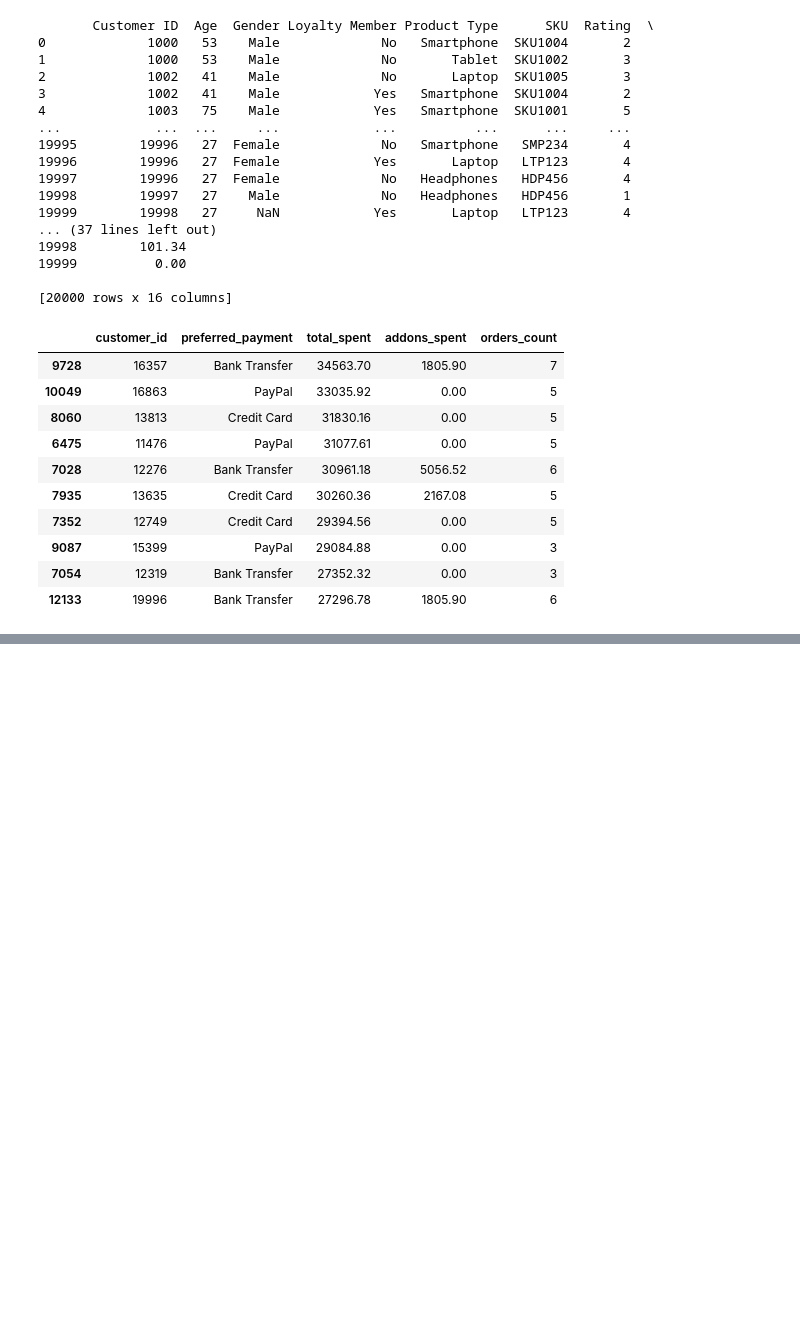
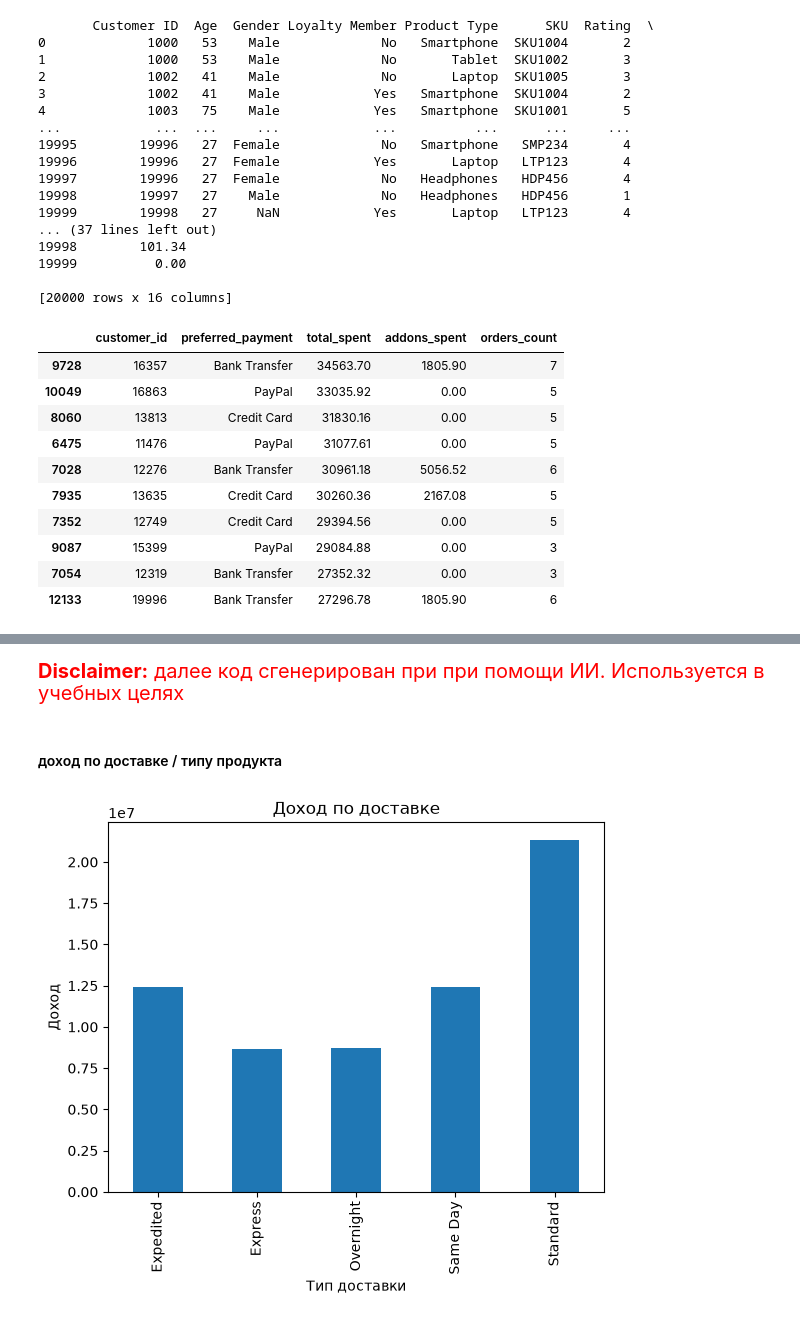
Before and after one commit to annv0r0/Python_1, a Jupyter notebook: hw_3/hw_3.ipynb, the cells around one changed output, grey strips where cells are left out. Cells and saved outputs as stored; diff of their text form; code cells hidden in the pictures; blank space fills up the shorter version.

```diff
--- a/hw_3/hw_3.ipynb
+++ b/hw_3/hw_3.ipynb
@@ -125,0 +256,28 @@ result
+# %%
+import numpy as np
+import matplotlib.pyplot as plt
+
+def clean(inp):
+    df2 = inp.copy()
+
+    # date -> datetime
+    df2['Purchase Date'] = pd.to_datetime(df2['Purchase Date'], errors='coerce')
+
+    # удалить строки с пропусками в важных столбцах
+    df2 = df2.dropna(subset=[
+        'Customer ID',
+        'Purchase Date',
+        'Total Price',
+        'Shipping Type',
+        'Product Type'
+    ])
+
+    # удалить 0 и отрицательные цены
+    df2 = df2[df2['Total Price'] > 0]
+
+    # пустые пустые addons
+    df2['Add-on Total'] = df2['Add-on Total'].fillna(0)
+
+    return df2
+# %% [markdown]
+<span style='color: red; font-size: 20px'><b>Disclaimer:</b> далее код сгенерирован при при помощи ИИ. Используется в учебных целях</span>
@@ -125,0 +360,18 @@ result
+# %%
+df_clean = clean(df)
+metrics = build_metrics(df_clean)
+# %% [markdown]
+#### доход по доставке / типу продукта
+# %%
+metrics['revenue_by_shipping'].plot.bar(
+    x='Shipping Type',
+    y='revenue',
+    legend=False,
+    title='Доход по доставке'
+)
+
+plt.xlabel('Тип доставки')
+plt.ylabel('Доход')
+plt.show()
+# %% [output]
+[figure, added]
```
Also changed, not shown: parts of 11 cells of this notebook.
